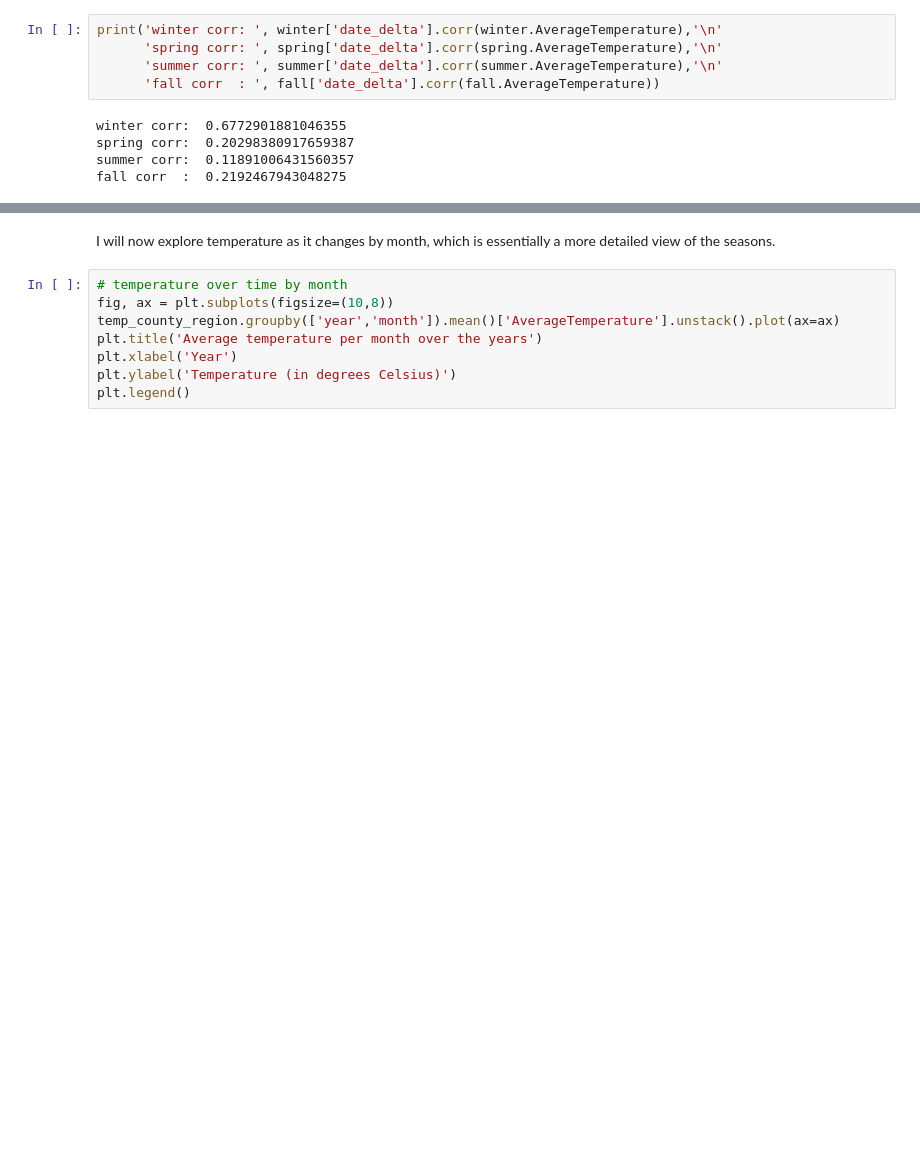
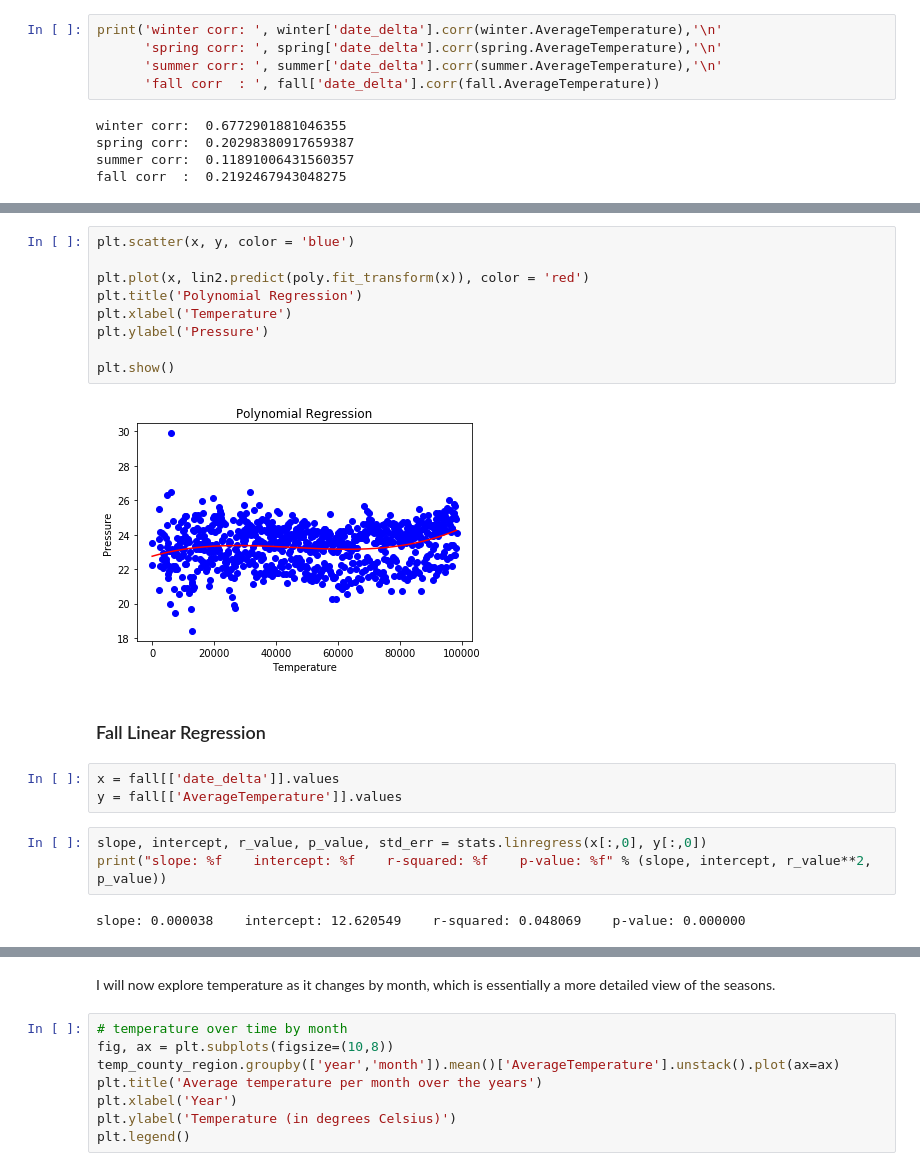
Before and after one commit to karahahn/Springboard_Capstone1, a Jupyter notebook: Exploratory Data Analysis (Statistical Inference).ipynb, the cells around one changed output, grey strips where cells are left out. Drawn from its saved outputs; the diff is of its cells as text; blank space fills up the shorter version.

```diff
--- a/Exploratory Data Analysis (Statistical Inference).ipynb
+++ b/Exploratory Data Analysis (Statistical Inference).ipynb
@@ -325,0 +277,21 @@ Variable: month                Importance: 0.11
+# %%
+plt.scatter(x, y, color = 'blue')
+
+plt.plot(x, lin2.predict(poly.fit_transform(x)), color = 'red')
+plt.title('Polynomial Regression')
+plt.xlabel('Temperature')
+plt.ylabel('Pressure')
+
+plt.show()
+# %% [output]
+[figure, added]
+# %% [markdown]
+### Fall Linear Regression
+# %%
+x = fall[['date_delta']].values
+y = fall[['AverageTemperature']].values
+# %%
+slope, intercept, r_value, p_value, std_err = stats.linregress(x[:,0], y[:,0])
+print("slope: %f    intercept: %f    r-squared: %f    p-value: %f" % (slope, intercept, r_value**2, p_value))
+# %% [output]
+slope: 0.000038    intercept: 12.620549    r-squared: 0.048069    p-value: 0.000000
```
Also changed, not shown: parts of 112 cells of this notebook.
